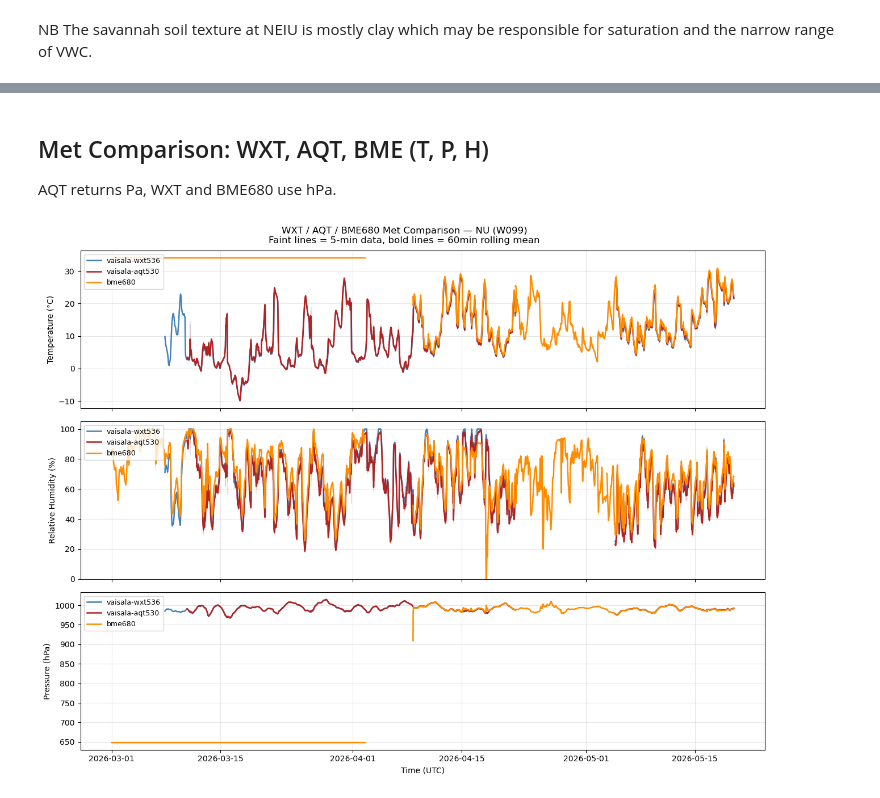
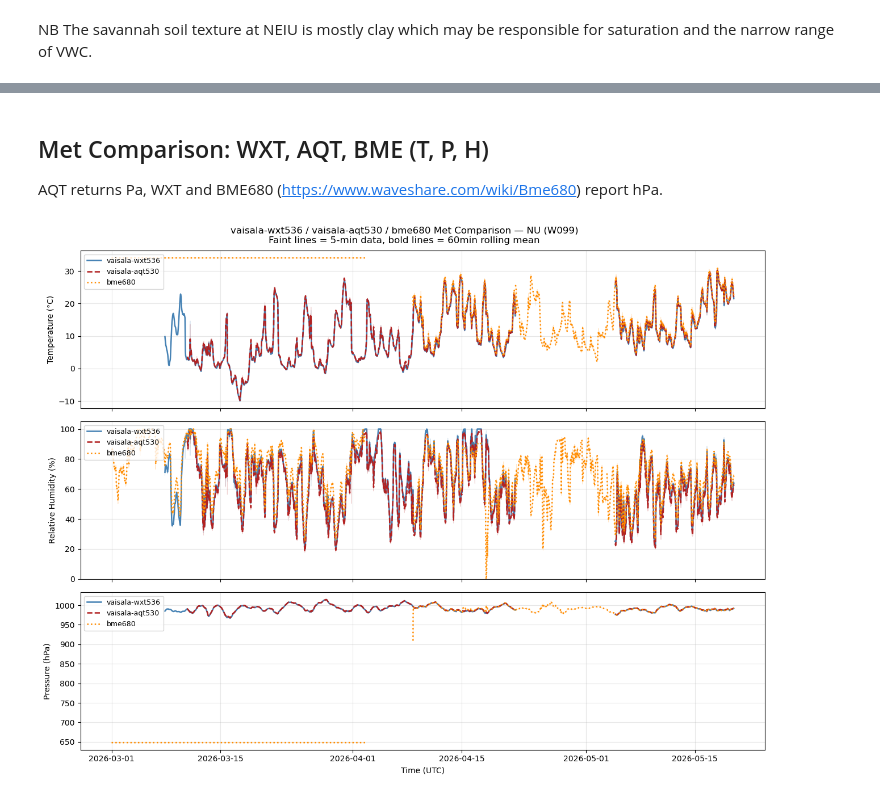
Before and after one commit to gregorywanderson/crocus, a Jupyter notebook: crocus_data_access.ipynb, the cells around one changed output, grey strips where cells are left out. Cells and saved outputs as stored; diff of their text form; code cells hidden in the pictures.

Commit message:
removed rain vis, added documenatation, added linestyles to met comparison

```diff
--- a/crocus_data_access.ipynb
+++ b/crocus_data_access.ipynb
@@ -617,7 +558,7 @@ else:
 # %% [markdown]
 ## Met Comparison: WXT, AQT, BME (T, P, H)
 
-AQT returns Pa, WXT and BME680 use hPa.
+AQT returns Pa, WXT and BME680 (https://www.waveshare.com/wiki/Bme680)  report hPa.
 # %%
 # Uses START/END from the cell above, or fall back to last 24 hours
 try:
@@ -628,22 +569,24 @@ except NameError:
 df_wxt = query_wxt(SITE, start_met, end_met) if SITE.has_wxt else pd.DataFrame()
 df_aqt = query_aqt(SITE, start_met, end_met) if SITE.has_aqt else pd.DataFrame()
 df_bme = query_bme680(SITE, start_met, end_met) if SITE.has_bme680 else pd.DataFrame()
+# %%
+ROLL = '60min'   # rolling mean window — adjust as needed
+
+# Build display labels using actual sensor model from metadata
+def sensor_label(df, fallback):
+    if df.empty or 'sensor' not in df.columns:
+        return fallback
+    return df['sensor'].iloc[0]
+
+wxt_label = sensor_label(df_wxt, 'WXT')
+aqt_label = sensor_label(df_aqt, 'AQT')
+bme_label = sensor_label(df_bme, 'BME')
+
+sensor_dfs    = {wxt_label: df_wxt, aqt_label: df_aqt, bme_label: df_bme}
+sensor_colors = {wxt_label: 'steelblue', aqt_label: 'firebrick', bme_label: 'darkorange'}
+sensor_alpha  = {wxt_label: 0.2, aqt_label: 0.2, bme_label: 0.2}
+sensor_ls     = {wxt_label: 'solid', aqt_label: 'dashed', bme_label: 'dotted'}
 # %%
-ROLL = '60min'   # rolling mean window — adjust as needed
-
-# Build display labels using actual sensor model from metadata
-def sensor_label(df, fallback):
-    if df.empty or 'sensor' not in df.columns:
-        return fallback
-    return df['sensor'].iloc[0]
-
-wxt_label = sensor_label(df_wxt, 'WXT')
-aqt_label = sensor_label(df_aqt, 'AQT')
-bme_label = sensor_label(df_bme, 'BME')
-
-sensor_dfs    = {wxt_label: df_wxt, aqt_label: df_aqt, bme_label: df_bme}
-sensor_colors = {wxt_label: 'steelblue', aqt_label: 'firebrick', bme_label: 'darkorange'}
-sensor_alpha  = {wxt_label: 0.2, aqt_label: 0.2, bme_label: 0.2}
 
 fig, (ax1, ax2, ax3) = plt.subplots(3, 1, figsize=(13, 10), sharex=True)
 
@@ -654,46 +597,57 @@ for name, df in sensor_dfs.items():
 
     if 'temp' in df.columns:
         ax1.plot(df.index, df['temp'],
-                 color=color, linewidth=0.7, alpha=sensor_alpha[name])
+                 color=color, linewidth=0.7,
+                 alpha=sensor_alpha[name])
         ax1.plot(df.index, df['temp'].rolling(ROLL, center=True).mean(),
-                 color=color, linewidth=1.8, label=name)
+                 color=color,
+                 linestyle=sensor_ls[name],
+                 linewidth=1.8, label=name)
 
     if 'humidity' in df.columns:
         ax2.plot(df.index, df['humidity'],
                  color=color, linewidth=0.7, alpha=sensor_alpha[name])
         ax2.plot(df.index, df['humidity'].rolling(ROLL, center=True).mean(),
-                 color=color, linewidth=1.8, label=name)
+                 color=color,
+                 linestyle=sensor_ls[name],
+                 linewidth=1.8,
+                 label=name)
 
     if 'pressure' in df.columns:
         pressure = df['pressure'].copy()
         if pressure.median() > 10000:
             pressure = pressure / 100
         ax3.plot(df.index, pressure,
-                 color=color, linewidth=0.7, alpha=sensor_alpha[name])
+                 color=color,
+                 linewidth=0.7,
+                 alpha=sensor_alpha[name])
         ax3.plot(df.index, pressure.rolling(ROLL, center=True).mean(),
-                 color=color, linewidth=1.8, label=name)
+                 color=color,
+                 linestyle=sensor_ls[name],
+                 linewidth=1.8,
+                 label=name)
 
 ax1.set_ylabel('Temperature (°C)')
 ax1.legend(loc='upper left', fontsize=9)
 ax1.grid(True, alpha=0.3)
 
 ax2.set_ylabel('Relative Humidity (%)')
 ax2.legend(loc='upper left', fontsize=9)
 ax2.grid(True, alpha=0.3)
 ax2.set_ylim(0, 105)
 
 ax3.set_ylabel('Pressure (hPa)')
 ax3.set_xlabel('Time (UTC)')
 ax3.legend(loc='upper left', fontsize=9)
 ax3.grid(True, alpha=0.3)
 
 fig.suptitle(
-    f'WXT / AQT / BME680 Met Comparison — {SITE.abbr} ({SITE.vsn})\n'
+    f'{wxt_label} / {aqt_label} / {bme_label} Met Comparison — {SITE.abbr} ({SITE.vsn})\n'
     f'Faint lines = 5-min data, bold lines = {ROLL} rolling mean',
     fontsize=12
 )
 fig.tight_layout()
 plt.savefig(f"figures/{SITE.abbr}_met_comparison.png", dpi=150, bbox_inches="tight")
 plt.show()
 # %% [output]
-[figure, old version]
+[figure, new version]
```
Also changed, not shown: parts of 19 cells of this notebook.
